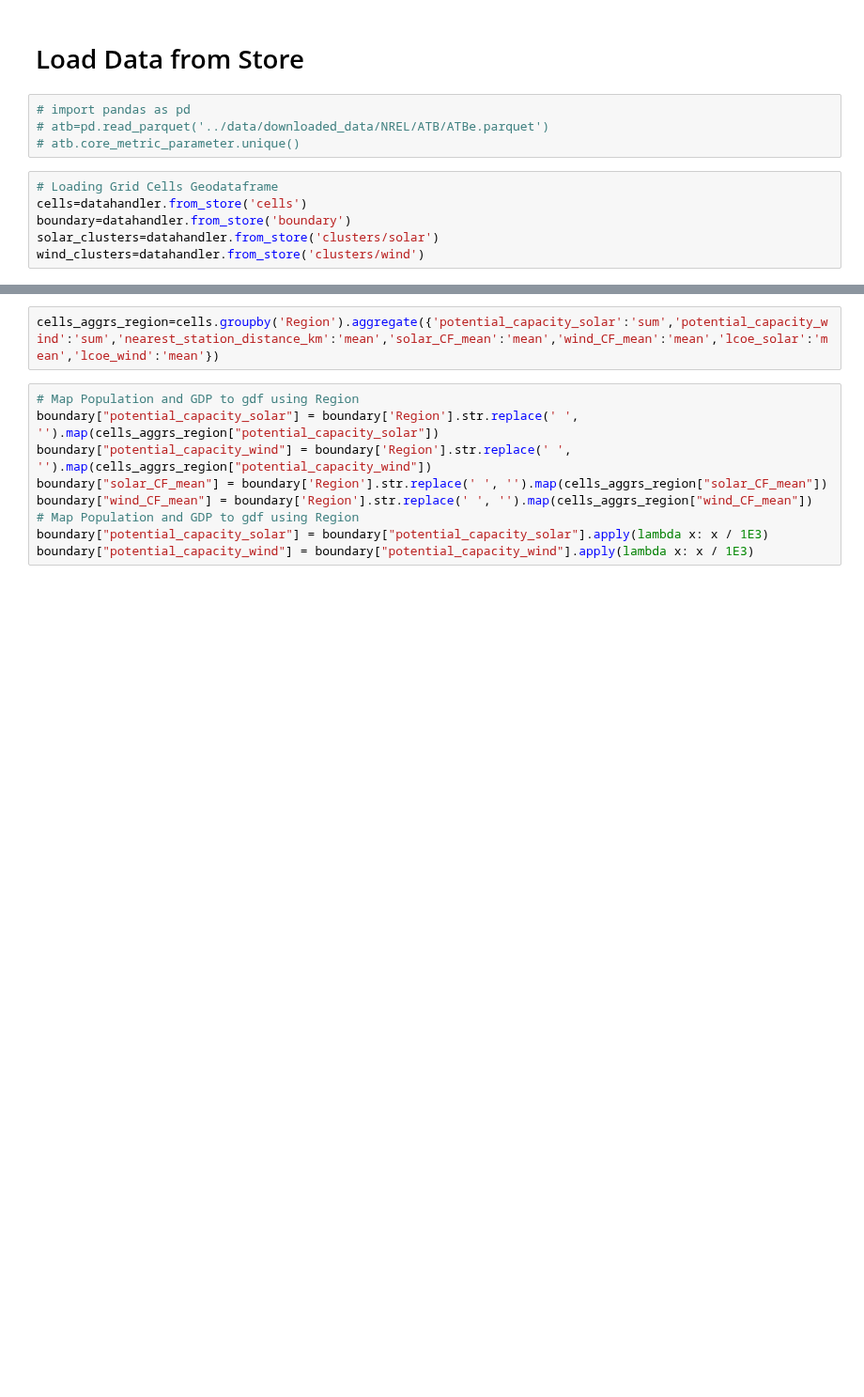
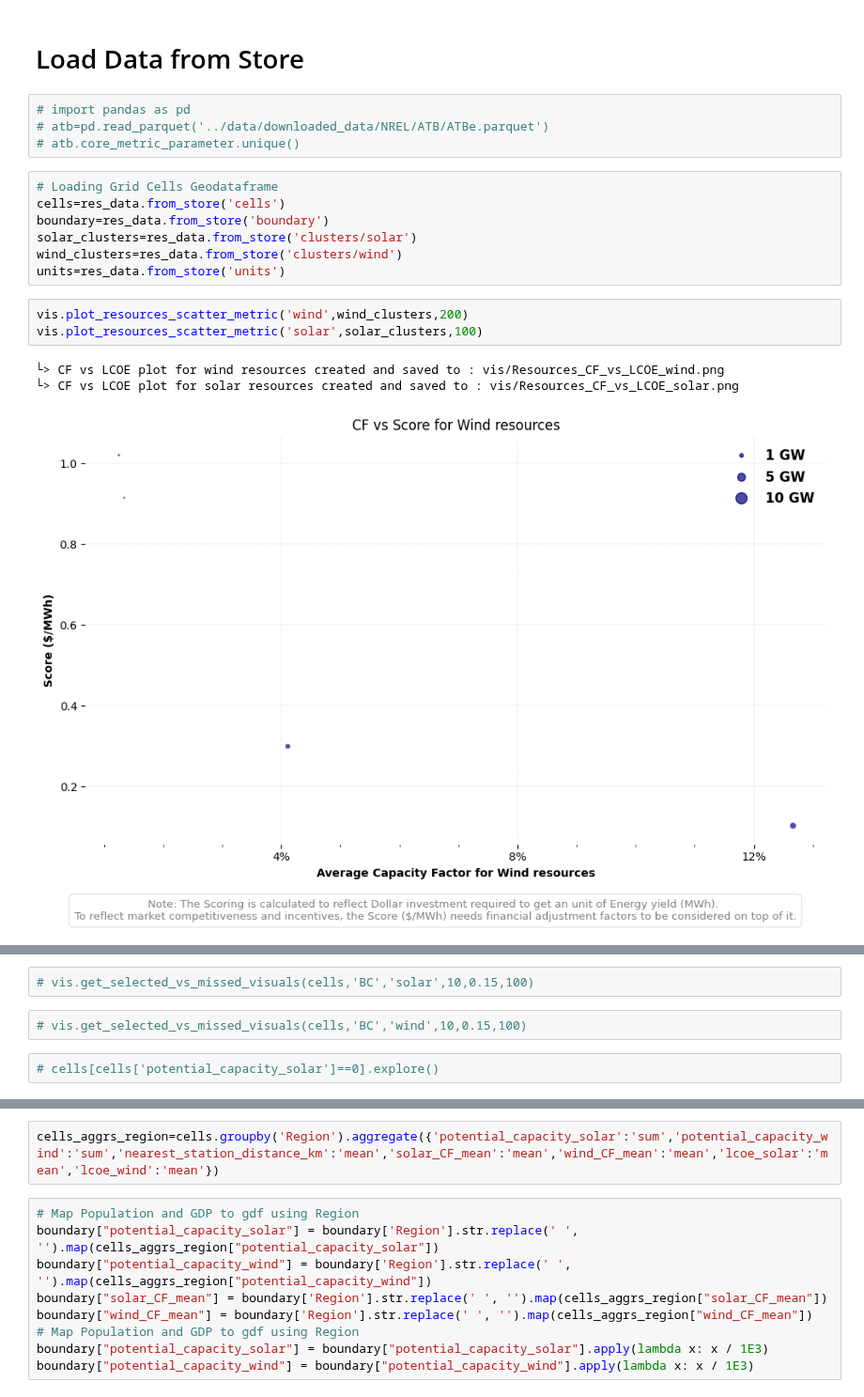
Before and after one commit to DeltaE/RESource, a Jupyter notebook: notebooks/Store_explorer.ipynb, the cells around one changed output, grey strips where cells are left out. Shown at 94% size. Cells and saved outputs as stored; diff of their text form; blank space fills up the shorter version.

```diff
--- a/notebooks/Store_explorer.ipynb
+++ b/notebooks/Store_explorer.ipynb
@@ -42,7 +42,15 @@ Structure of HDF5 file: ../results/scenario_1/resources_BC.h5
 # atb.core_metric_parameter.unique()
 # %%
 # Loading Grid Cells Geodataframe
-cells=datahandler.from_store('cells')
-boundary=datahandler.from_store('boundary')
-solar_clusters=datahandler.from_store('clusters/solar')
-wind_clusters=datahandler.from_store('clusters/wind')
+cells=res_data.from_store('cells')
+boundary=res_data.from_store('boundary')
+solar_clusters=res_data.from_store('clusters/solar')
+wind_clusters=res_data.from_store('clusters/wind')
+units=res_data.from_store('units')
+# %%
+vis.plot_resources_scatter_metric('wind',wind_clusters,200)
+vis.plot_resources_scatter_metric('solar',solar_clusters,100)
+# %% [output]
+└> CF vs LCOE plot for wind resources created and saved to : vis/Resources_CF_vs_LCOE_wind.png
+└> CF vs LCOE plot for solar resources created and saved to : vis/Resources_CF_vs_LCOE_solar.png
+[figure, added]
@@ -49,3 +58,9 @@ wind_clusters=datahandler.from_store('clusters/wind')
+# %%
+# vis.get_selected_vs_missed_visuals(cells,'BC','solar',10,0.15,100)
+# %%
+# vis.get_selected_vs_missed_visuals(cells,'BC','wind',10,0.15,100)
+# %%
+# cells[cells['potential_capacity_solar']==0].explore()
 # %%
 import matplotlib.pyplot as plt
 import geopandas as gpd
```
Also changed, not shown: parts of 15 cells of this notebook, 34 other files.
